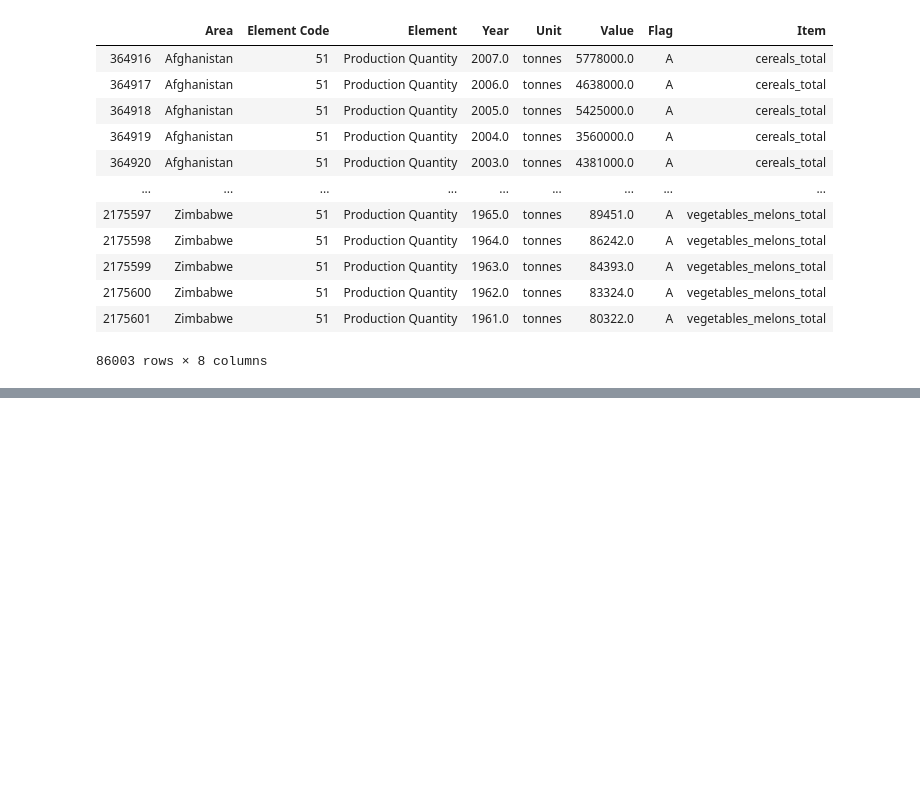
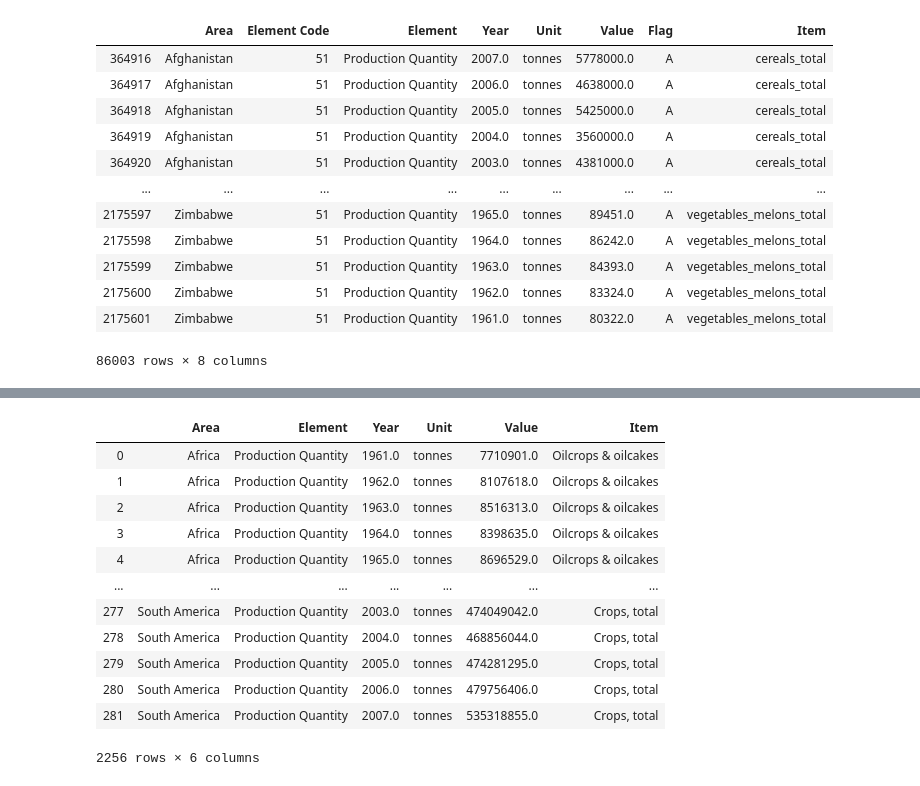
Before and after one commit to theodorhusefest/ADA-2019-project1-sovellettu-tiedon-analysoint, a Jupyter notebook: crops_cleaning.ipynb, the cells around one changed output, grey strips where cells are left out. Saved outputs shown, nothing was run; the diff lists cells and outputs as text; code cells hidden in the pictures; blank space fills up the shorter version.

```diff
--- a/crops_cleaning.ipynb
+++ b/crops_cleaning.ipynb
@@ -368,0 +395,60 @@ crops_country
+# %%
+oil = ['oilcakes_equivalent', 'oilcrops_primary']
+fruits = ['fruit_excl_melons_total', 'citrus_fruit_total']
+veg = ['vegetables_melons_total']
+roots_tubers = ['roots_and_tubers_total']
+cereals = ['cereals_total']
+coarse_grain = ['coarse_grain_total']
+others = ['treenuts_total', 'jute_jute_like_fibres', 'pulses_total', 'fibre_crops_primary']
+
+oil_crops = crops_continent[crops_continent.Item.isin(oil)]
+prod_oil = oil_crops.groupby(['Area','Element','Year','Unit']).agg({'Value':'sum'}).reset_index()
+prod_oil['Item'] = 'Oilcrops & oilcakes'
+
+fruit_crops = crops_continent[crops_continent.Item.isin(fruits)]
+prod_fruit = fruit_crops.groupby(['Area','Element','Year','Unit']).agg({'Value':'sum'}).reset_index()
+prod_fruit['Item'] = 'Fruits excl melons'
+
+veg_crops = crops_continent[crops_continent.Item.isin(veg)]
+prod_veg = veg_crops.groupby(['Area','Element','Year','Unit']).agg({'Value':'sum'}).reset_index()
+prod_veg['Item'] = 'Vegetables & melons'
+
+roots_tubers_crops = crops_continent[crops_continent.Item.isin(roots_tubers)]
+prod_roots_tubers = roots_tubers_crops.groupby(['Area','Element','Year','Unit']).agg({'Value':'sum'}).reset_index()
+prod_roots_tubers['Item'] = 'Roots & tubers'
+
+cereals_crops = crops_continent[crops_continent.Item.isin(cereals)]
+prod_cereals = cereals_crops.groupby(['Area','Element','Year','Unit']).agg({'Value':'sum'}).reset_index()
+prod_cereals['Item'] = 'Cereals'
+
+coarse_grain_crops = crops_continent[crops_continent.Item.isin(coarse_grain)]
+prod_coarse_grain = coarse_grain_crops.groupby(['Area','Element','Year','Unit']).agg({'Value':'sum'}).reset_index()
+prod_coarse_grain['Item'] = 'Coarse grain'
+
+coarse_grain_crops = crops_continent[crops_continent.Item.isin(coarse_grain)]
+prod_coarse_grain = coarse_grain_crops.groupby(['Area','Element','Year','Unit']).agg({'Value':'sum'}).reset_index()
+prod_coarse_grain['Item'] = 'Coarse grain'
+
+other_crops = crops_continent[crops_continent.Item.isin(others)]
+prod_other = other_crops.groupby(['Area','Element','Year','Unit']).agg({'Value':'sum'}).reset_index()
+prod_other['Item'] = 'Other crops'
+
+total_crops = crops_continent.groupby(['Area','Element','Year','Unit']).agg({'Value':'sum'}).reset_index()
+total_crops['Item'] = 'Crops, total'
+
+crops_categorized = pd.concat([prod_oil, prod_fruit, prod_veg, prod_roots_tubers, prod_cereals, prod_coarse_grain, prod_other, total_crops], axis=0)
+crops_categorized
+# %% [output]
+|  | Area | Element | Year | Unit | Value | Item |
+| 0 | Africa | Production Quantity | 1961.0 | tonnes | 7710901.0 | Oilcrops & oilcakes |
+| 1 | Africa | Production Quantity | 1962.0 | tonnes | 8107618.0 | Oilcrops & oilcakes |
+| 2 | Africa | Production Quantity | 1963.0 | tonnes | 8516313.0 | Oilcrops & oilcakes |
+| 3 | Africa | Production Quantity | 1964.0 | tonnes | 8398635.0 | Oilcrops & oilcakes |
+| 4 | Africa | Production Quantity | 1965.0 | tonnes | 8696529.0 | Oilcrops & oilcakes |
+| ... | ... | ... | ... | ... | ... | ... |
+| 277 | South America | Production Quantity | 2003.0 | tonnes | 474049042.0 | Crops, total |
+| 278 | South America | Production Quantity | 2004.0 | tonnes | 468856044.0 | Crops, total |
+| 279 | South America | Production Quantity | 2005.0 | tonnes | 474281295.0 | Crops, total |
+| 280 | South America | Production Quantity | 2006.0 | tonnes | 479756406.0 | Crops, total |
+| 281 | South America | Production Quantity | 2007.0 | tonnes | 535318855.0 | Crops, total |
+2256 rows × 6 columns
```
Also changed, not shown: parts of 6 cells of this notebook, 4 other files.
